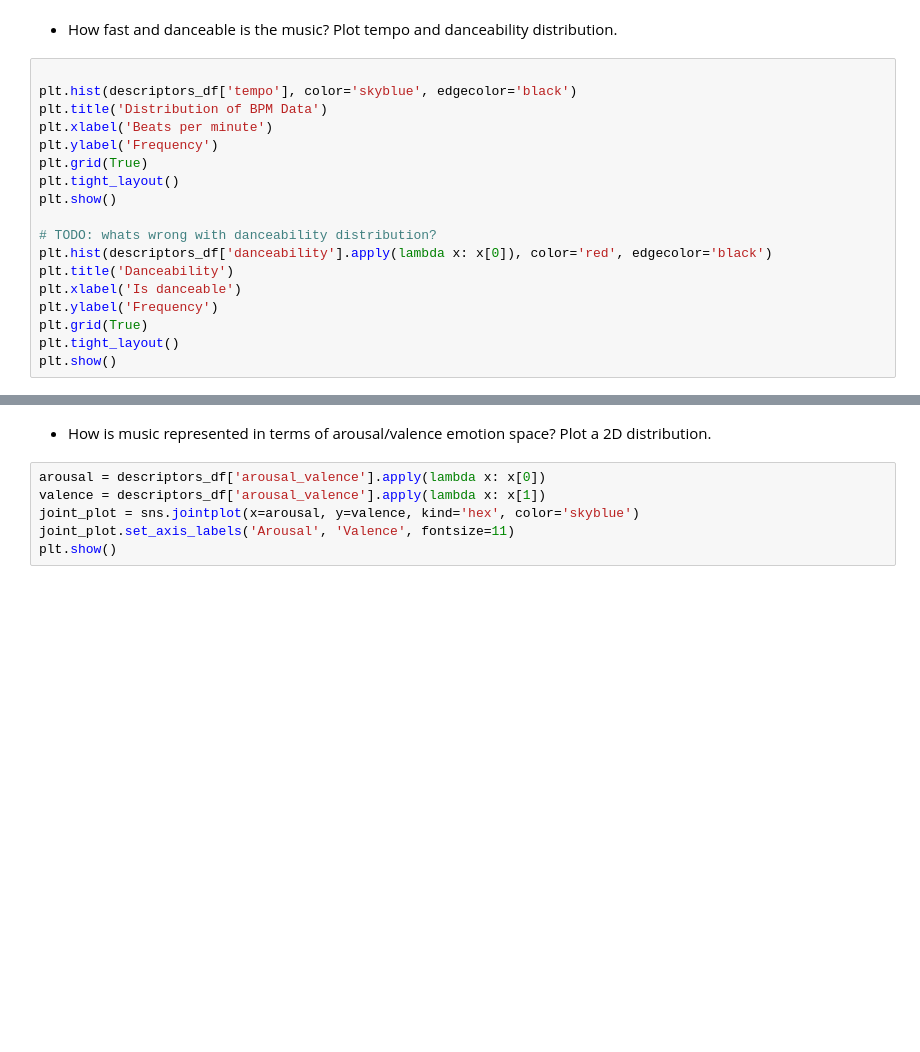
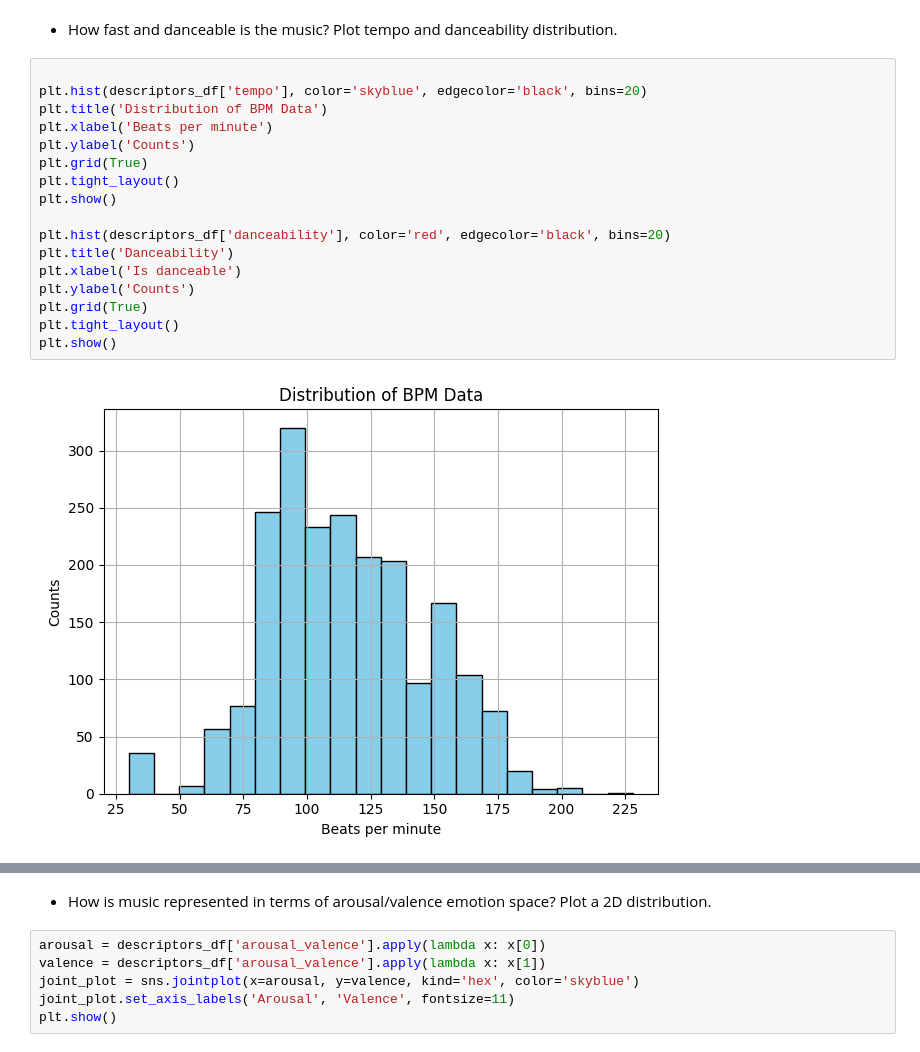
Before and after one commit to Masetto96/music-collection-analyzer, a Jupyter notebook: statistics.ipynb, the cells around one changed output, grey strips where cells are left out. Drawn from its saved outputs; the diff is of its cells as text; blank space fills up the shorter version.

```diff
--- a/statistics.ipynb
+++ b/statistics.ipynb
@@ -48,19 +100,20 @@ descriptors_df.head(5)
 - How fast and danceable is the music? Plot tempo and danceability distribution.
 # %%
 
-plt.hist(descriptors_df['tempo'], color='skyblue', edgecolor='black')
+plt.hist(descriptors_df['tempo'], color='skyblue', edgecolor='black', bins=20)
 plt.title('Distribution of BPM Data')
 plt.xlabel('Beats per minute')
-plt.ylabel('Frequency')
+plt.ylabel('Counts')
 plt.grid(True)
 plt.tight_layout()
 plt.show()
 
-# TODO: whats wrong with danceability distribution?
-plt.hist(descriptors_df['danceability'].apply(lambda x: x[0]), color='red', edgecolor='black')
+plt.hist(descriptors_df['danceability'], color='red', edgecolor='black', bins=20)
 plt.title('Danceability')
 plt.xlabel('Is danceable')
-plt.ylabel('Frequency')
+plt.ylabel('Counts')
 plt.grid(True)
 plt.tight_layout()
 plt.show()
+# %% [output]
+[figure, added]
```
Also changed, not shown: parts of 14 cells of this notebook, 11 other files.
